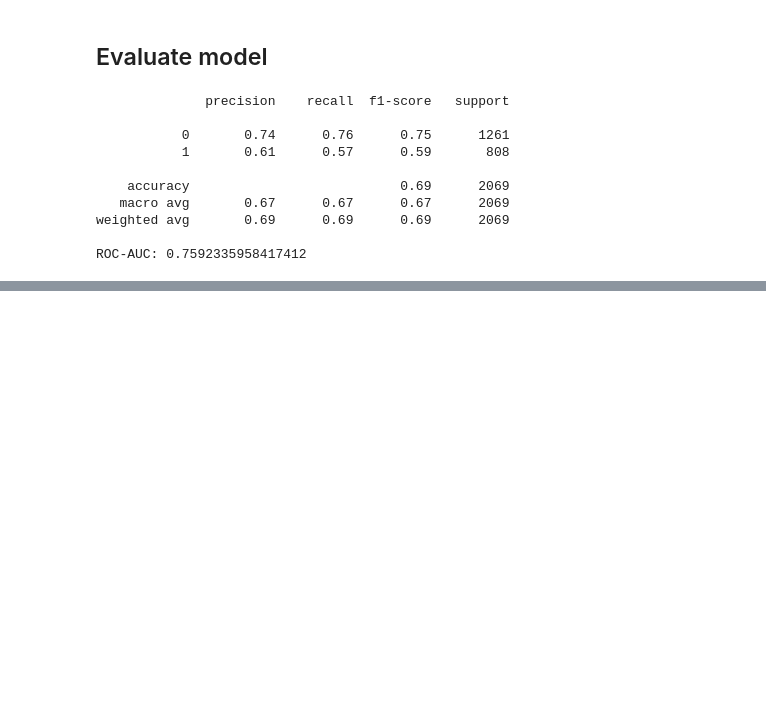
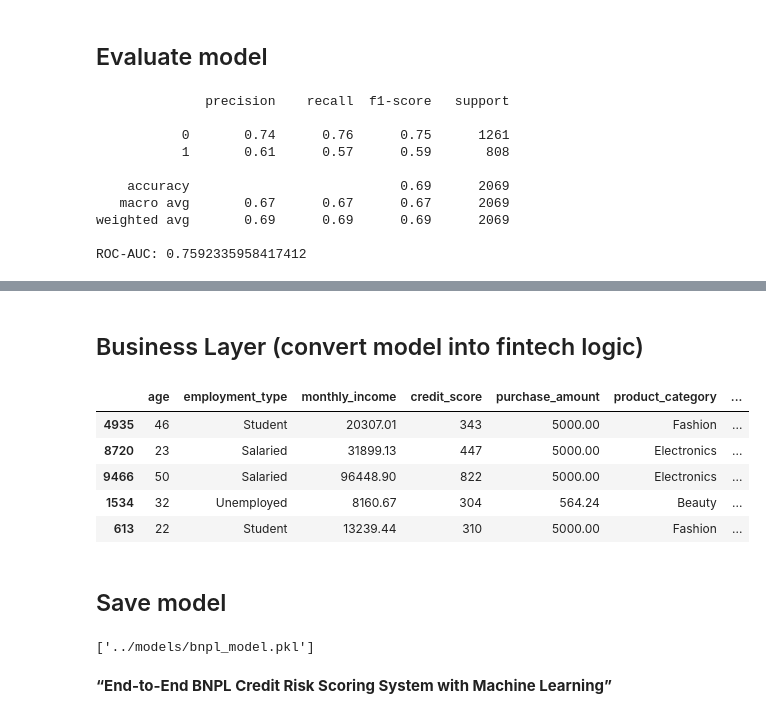
Before and after one commit to jahid-github/bnpl-credit-risk, a Jupyter notebook: notebooks/01_eda.ipynb, the cells around one changed output, grey strips where cells are left out. Saved outputs shown, nothing was run; the diff lists cells and outputs as text; code cells hidden in the pictures; blank space fills up the shorter version.

```diff
--- a/notebooks/01_eda.ipynb
+++ b/notebooks/01_eda.ipynb
@@ -190,0 +300,31 @@ ROC-AUC: 0.7592335958417412
+# %% [markdown]
+## Business Layer (convert model into fintech logic)
+# %%
+proba = rf_model.predict_proba(X_test)[:, 1]
+
+risk_df = X_test.copy()
+risk_df["default_probability"] = proba
+
+risk_df["risk_level"] = pd.cut(
+    risk_df["default_probability"],
+    bins=[0, 0.3, 0.7, 1],
+    labels=["Low Risk", "Medium Risk", "High Risk"]
+)
+
+risk_df.head()
+# %% [output]
+|  | age | employment_type | monthly_income | credit_score | purchase_amount | product_category | ... |
+| 4935 | 46 | Student | 20307.01 | 343 | 5000.00 | Fashion | ... |
+| 8720 | 23 | Salaried | 31899.13 | 447 | 5000.00 | Electronics | ... |
+| 9466 | 50 | Salaried | 96448.90 | 822 | 5000.00 | Electronics | ... |
+| 1534 | 32 | Unemployed | 8160.67 | 304 | 564.24 | Beauty | ... |
+| 613 | 22 | Student | 13239.44 | 310 | 5000.00 | Fashion | ... |
+# %% [markdown]
+## Save model
+# %%
+import joblib
+joblib.dump(rf_model, "../models/bnpl_model.pkl")
+# %% [output]
+['../models/bnpl_model.pkl']
+# %% [markdown]
+**“End-to-End BNPL Credit Risk Scoring System with Machine Learning”**
```
Also changed, not shown: parts of 10 cells of this notebook, 1 other file.
